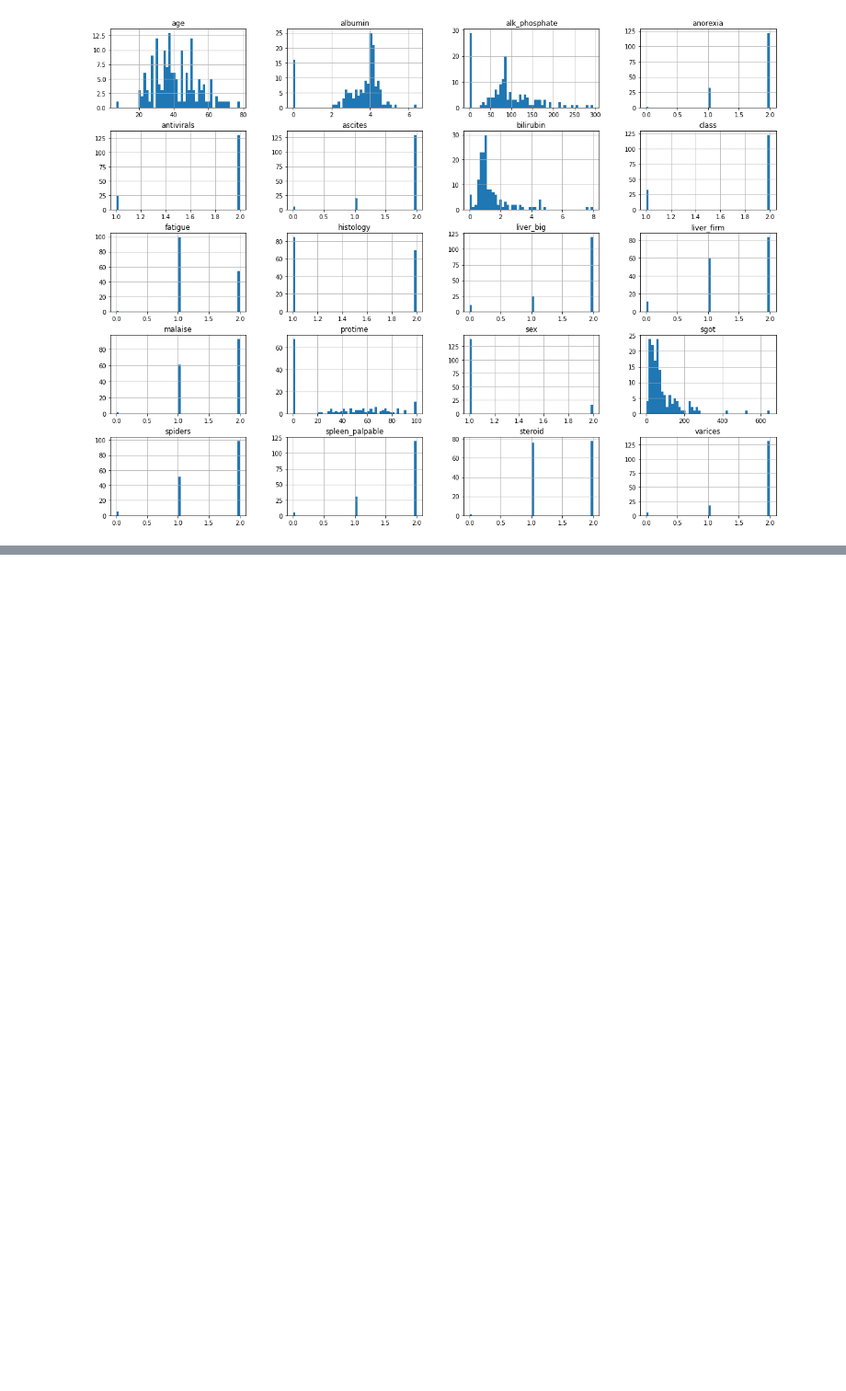
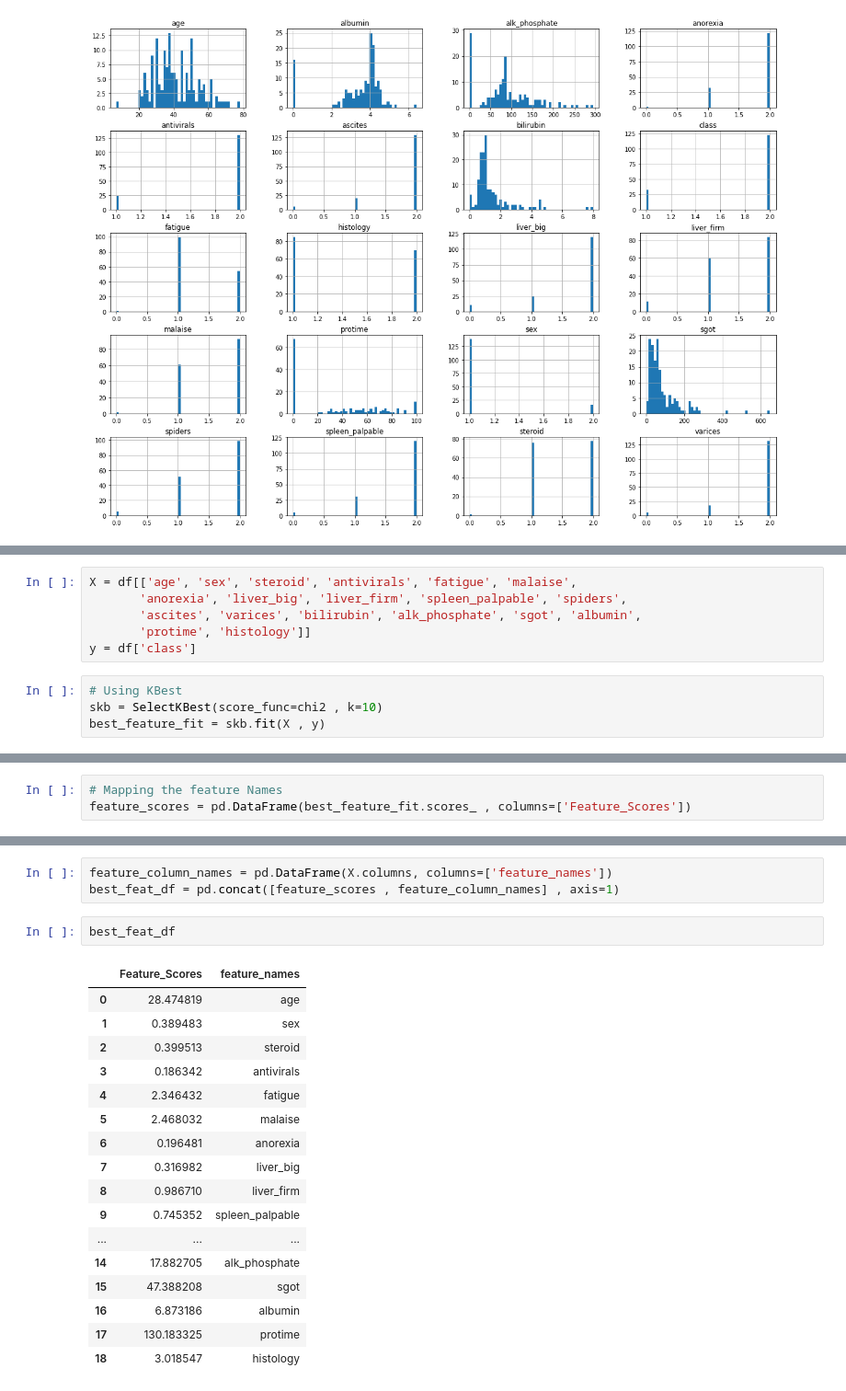
Before and after one commit to code-JOA/Predicting_Hepatitis_Mortality_Rate, a Jupyter notebook: Hepatitis_Mortality_Prediction.ipynb, the cells around one changed output, grey strips where cells are left out. Shown at 92% size. Drawn from its saved outputs; the diff is of its cells as text; blank space fills up the shorter version.

```diff
--- a/Hepatitis_Mortality_Prediction.ipynb
+++ b/Hepatitis_Mortality_Prediction.ipynb
@@ -489,0 +516,10 @@ plt.show()
+# %%
+X = df[['age', 'sex', 'steroid', 'antivirals', 'fatigue', 'malaise',
+       'anorexia', 'liver_big', 'liver_firm', 'spleen_palpable', 'spiders',
+       'ascites', 'varices', 'bilirubin', 'alk_phosphate', 'sgot', 'albumin',
+       'protime', 'histology']]
+y = df['class']
+# %%
+# Using KBest
+skb = SelectKBest(score_func=chi2 , k=10)
+best_feature_fit = skb.fit(X , y)
@@ -489,0 +545,3 @@ plt.show()
+# %%
+# Mapping the feature Names
+feature_scores = pd.DataFrame(best_feature_fit.scores_ , columns=['Feature_Scores'])
@@ -489,0 +568,23 @@ plt.show()
+# %%
+feature_column_names = pd.DataFrame(X.columns, columns=['feature_names'])
+best_feat_df = pd.concat([feature_scores , feature_column_names] , axis=1)
+# %%
+best_feat_df
+# %% [output]
+|  | Feature_Scores | feature_names |
+| 0 | 28.474819 | age |
+| 1 | 0.389483 | sex |
+| 2 | 0.399513 | steroid |
+| 3 | 0.186342 | antivirals |
+| 4 | 2.346432 | fatigue |
+| 5 | 2.468032 | malaise |
+| 6 | 0.196481 | anorexia |
+| 7 | 0.316982 | liver_big |
+| 8 | 0.986710 | liver_firm |
+| 9 | 0.745352 | spleen_palpable |
+| ... | ... | ... |
+| 14 | 17.882705 | alk_phosphate |
+| 15 | 47.388208 | sgot |
+| 16 | 6.873186 | albumin |
+| 17 | 130.183325 | protime |
+| 18 | 3.018547 | histology |
```
Also changed, not shown: parts of 12 cells of this notebook.
